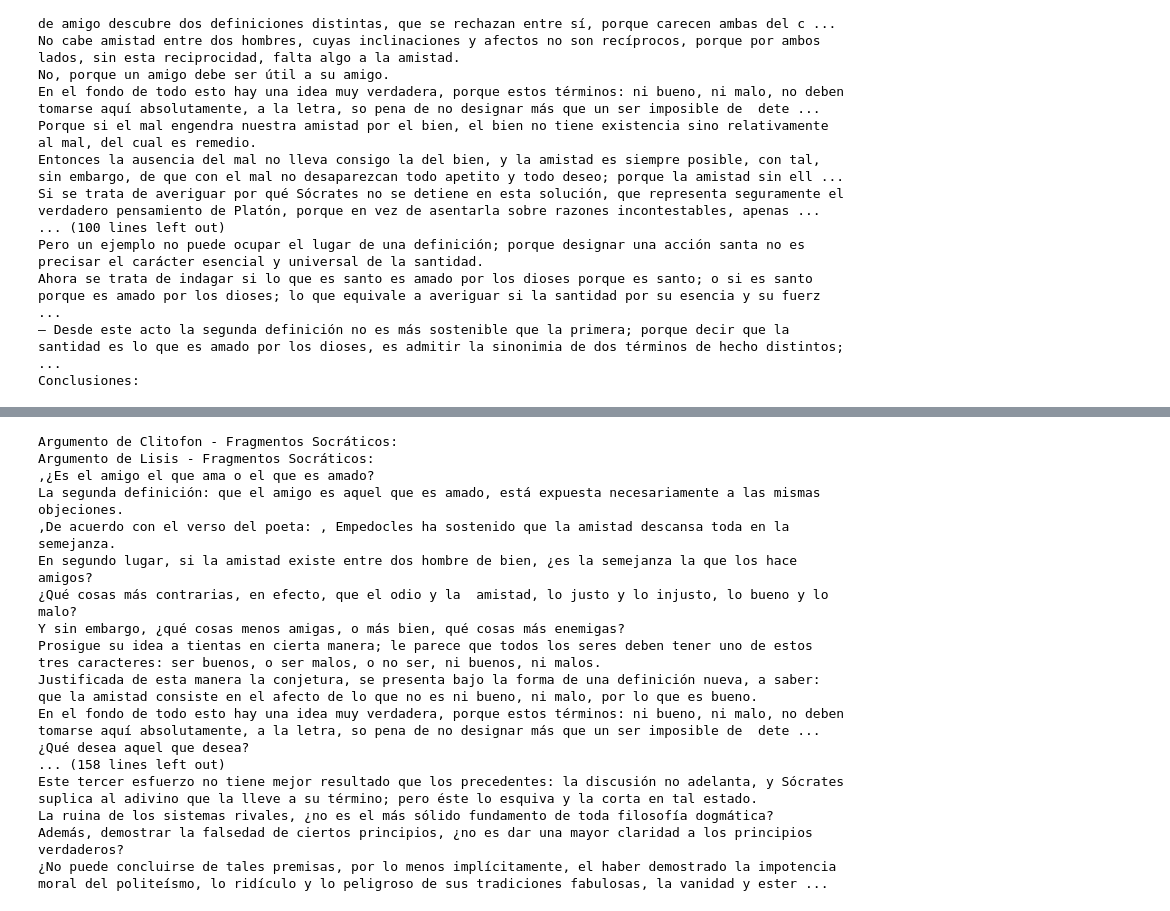
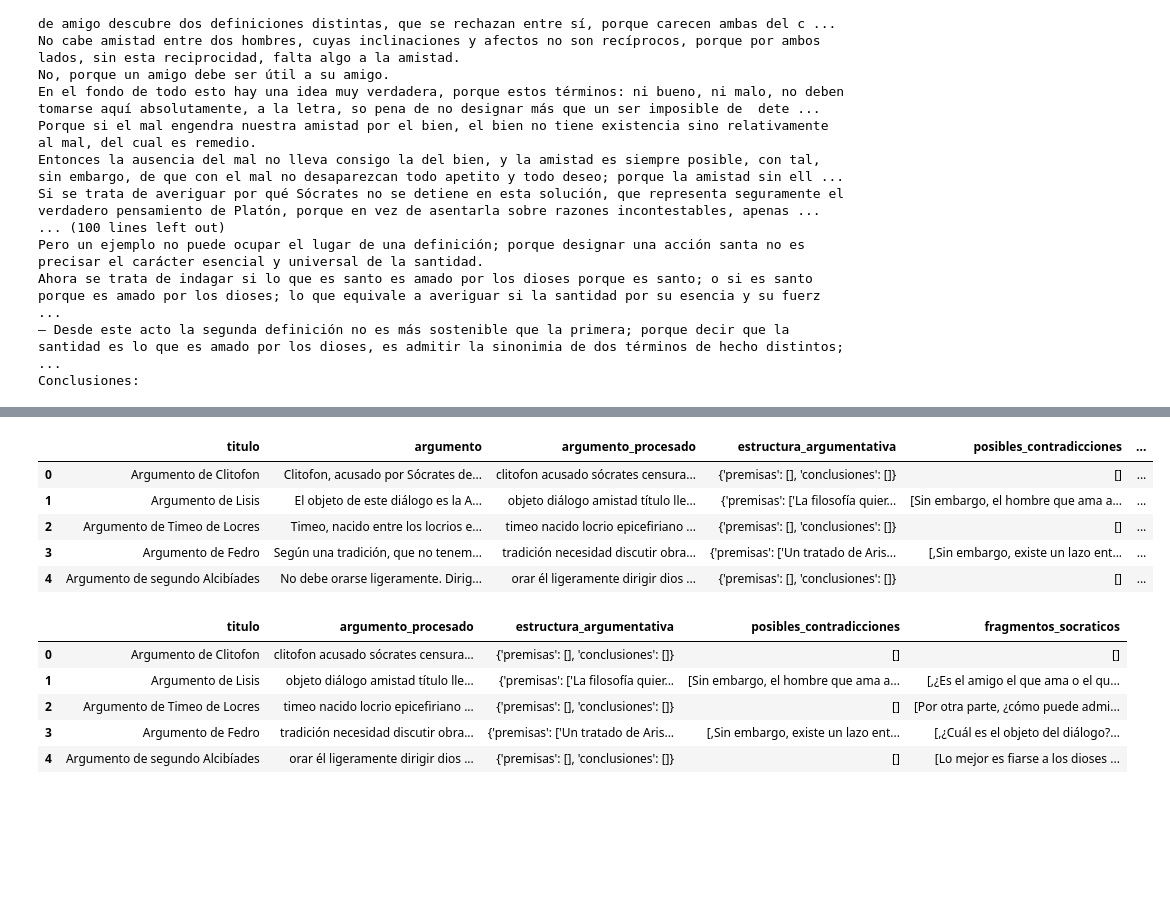
Before and after one commit to Pablodeharo/Socrates, a Jupyter notebook: llm_proyect/src/spacy_argumentos.ipynb, the cells around one changed output, grey strips where cells are left out. Saved outputs shown, nothing was run; the diff lists cells and outputs as text; code cells hidden in the pictures; blank space fills up the shorter version.

```diff
--- a/llm_proyect/src/spacy_argumentos.ipynb
+++ b/llm_proyect/src/spacy_argumentos.ipynb
@@ -113,13 +109,16 @@ Ahora se trata de indagar si lo que es santo es amado por los dioses porque es s
 Conclusiones:
 # %%
 """
-Detección de Falacias o Contradicciones
-Podemos identificar posibles contradicciones o argumentos débiles basados en la repiticion de ideas opuestas.
+Detección de contradicciones:
+Identificamos frases que indican contradicciones o cambios de postura ("sin embargo", "aunque", "no obstante").
 """
 def detectar_contradicciones(texto):
     doc = nlp(texto)
-    contradicciones = []
-    for sent in doc.sents:
-        if any(word in sent.text.lower() for word in ["sin embargo", "aunque", "no obstante"]):
-            contradicciones.append(sent.text)
+    contradicciones = [sent.text for sent in doc.sents if any(word in sent.text.lower() for word in ["sin embargo", "aunque", "no obstante"])]
     return contradicciones
+
+# Aplicar detección de contradicciones
+df["posibles_contradicciones"] = df["argumento"].apply(detectar_contradicciones)
+
+# Mostrar contradicciones encontradas
+print(df[["titulo", "posibles_contradicciones"]].head())
@@ -154,26 +175,9 @@ def extraer_fragmentos_socraticos(texto):
-# %%
-df["fragmentos_socraticos"] = df["argumento"].apply(extraer_fragmentos_socraticos)
-
-# Ejemplo de fragmentos seleccionados
-for index, row in df.iterrows():
-    print(f"{row['titulo']} - Fragmentos Socráticos:")
-    for fragmento in row["fragmentos_socraticos"]:
-        print(f"{fragmento}")
-# %% [output]
-Argumento de Clitofon - Fragmentos Socráticos:
-Argumento de Lisis - Fragmentos Socráticos:
-,¿Es el amigo el que ama o el que es amado?
-La segunda definición: que el amigo es aquel que es amado, está expuesta necesariamente a las mismas objeciones.
-,De acuerdo con el verso del poeta: , Empedocles ha sostenido que la amistad descansa toda en la semejanza.
-En segundo lugar, si la amistad existe entre dos hombre de bien, ¿es la semejanza la que los hace amigos?
-¿Qué cosas más contrarias, en efecto, que el odio y la  amistad, lo justo y lo injusto, lo bueno y lo malo?
-Y sin embargo, ¿qué cosas menos amigas, o más bien, qué cosas más enemigas?
-Prosigue su idea a tientas en cierta manera; le parece que todos los seres deben tener uno de estos tres caracteres: ser buenos, o ser malos, o no ser, ni buenos, ni malos.
-Justificada de esta manera la conjetura, se presenta bajo la forma de una definición nueva, a saber: que la amistad consiste en el afecto de lo que no es ni bueno, ni malo, por lo que es bueno.
-En el fondo de todo esto hay una idea muy verdadera, porque estos términos: ni bueno, ni malo, no deben tomarse aquí absolutamente, a la letra, so pena de no designar más que un ser imposible de  dete ...
-¿Qué desea aquel que desea?
-... (158 lines left out)
-Este tercer esfuerzo no tiene mejor resultado que los precedentes: la discusión no adelanta, y Sócrates suplica al adivino que la lleve a su término; pero éste lo esquiva y la corta en tal estado.
-La ruina de los sistemas rivales, ¿no es el más sólido fundamento de toda filosofía dogmática?
-Además, demostrar la falsedad de ciertos principios, ¿no es dar una mayor claridad a los principios verdaderos?
-¿No puede concluirse de tales premisas, por lo menos implícitamente, el haber demostrado la impotencia moral del politeísmo, lo ridículo y lo peligroso de sus tradiciones fabulosas, la vanidad y ester ...
+# %%
+df.head(5)
+# %% [output]
+|  | titulo | argumento | argumento_procesado | estructura_argumentativa | posibles_contradicciones | ... |
+| 0 | Argumento de Clitofon | Clitofon, acusado por Sócrates de... | clitofon acusado sócrates censura... | {'premisas': [], 'conclusiones': []} | [] | ... |
+| 1 | Argumento de Lisis | El objeto de este diálogo es la A... | objeto diálogo amistad título lle... | {'premisas': ['La filosofía quier... | [Sin embargo, el hombre que ama a... | ... |
+| 2 | Argumento de Timeo de Locres | Timeo, nacido entre los locrios e... | timeo nacido locrio epicefiriano ... | {'premisas': [], 'conclusiones': []} | [] | ... |
+| 3 | Argumento de Fedro | Según una tradición, que no tenem... | tradición necesidad discutir obra... | {'premisas': ['Un tratado de Aris... | [,Sin embargo, existe un lazo ent... | ... |
+| 4 | Argumento de segundo Alcibíades | No debe orarse ligeramente. Dirig... | orar él ligeramente dirigir dios ... | {'premisas': [], 'conclusiones': []} | [] | ... |
@@ -180,3 +186,12 @@ Además, demostrar la falsedad de ciertos principios, ¿no es dar una mayor clar
+# %%
+df.head(5)
+# %% [output]
+|  | titulo | argumento_procesado | estructura_argumentativa | posibles_contradicciones | fragmentos_socraticos |
+| 0 | Argumento de Clitofon | clitofon acusado sócrates censura... | {'premisas': [], 'conclusiones': []} | [] | [] |
+| 1 | Argumento de Lisis | objeto diálogo amistad título lle... | {'premisas': ['La filosofía quier... | [Sin embargo, el hombre que ama a... | [,¿Es el amigo el que ama o el qu... |
+| 2 | Argumento de Timeo de Locres | timeo nacido locrio epicefiriano ... | {'premisas': [], 'conclusiones': []} | [] | [Por otra parte, ¿cómo puede admi... |
+| 3 | Argumento de Fedro | tradición necesidad discutir obra... | {'premisas': ['Un tratado de Aris... | [,Sin embargo, existe un lazo ent... | [,¿Cuál es el objeto del diálogo?... |
+| 4 | Argumento de segundo Alcibíades | orar él ligeramente dirigir dios ... | {'premisas': [], 'conclusiones': []} | [] | [Lo mejor es fiarse a los dioses ... |
 # %%
 # Definir el directorio de salida
 output_directory = r"C:\Users\Lucas\Desktop\Socrates\llm_proyect\data\procesed"
```
Also changed, not shown: parts of 15 cells of this notebook, 3 other files.
